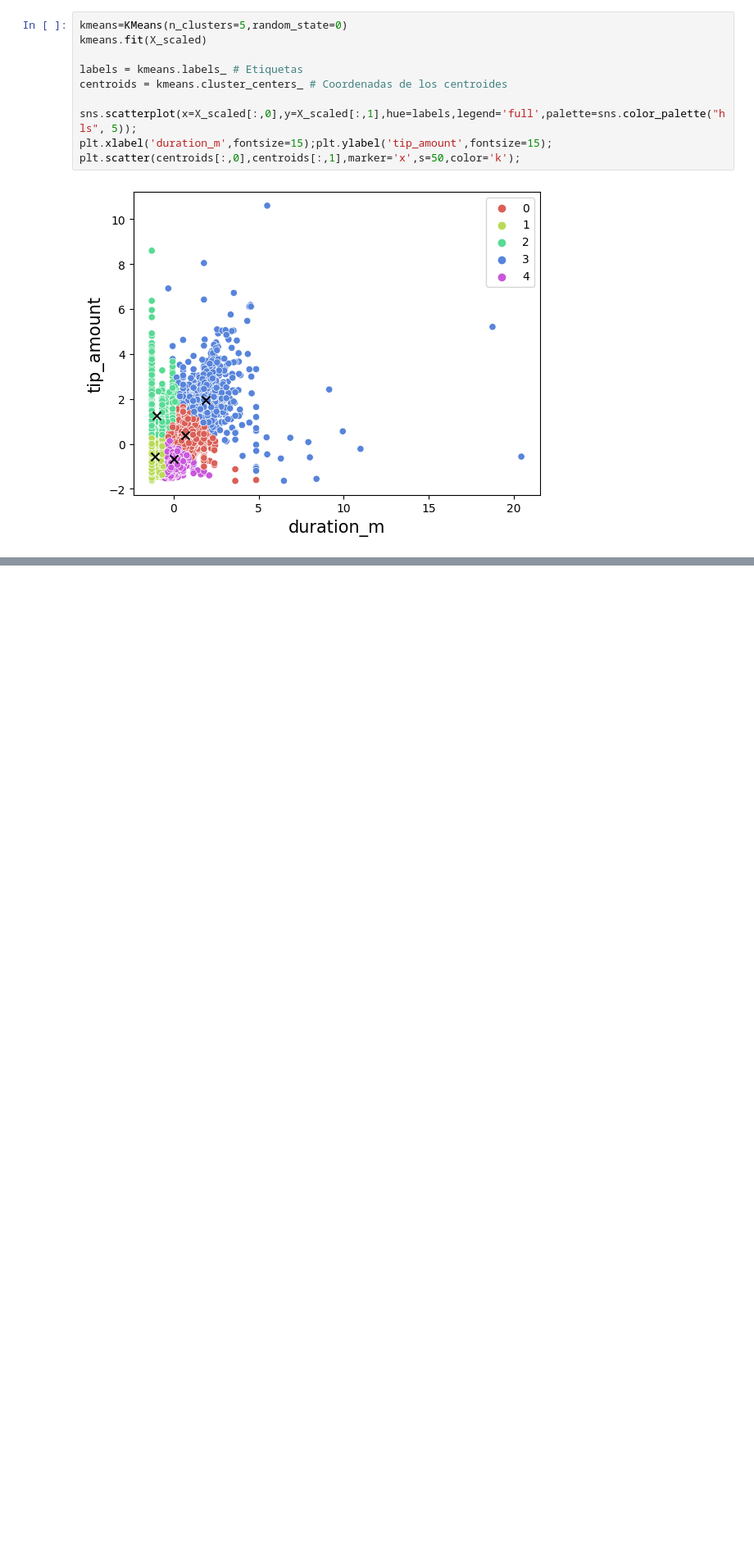
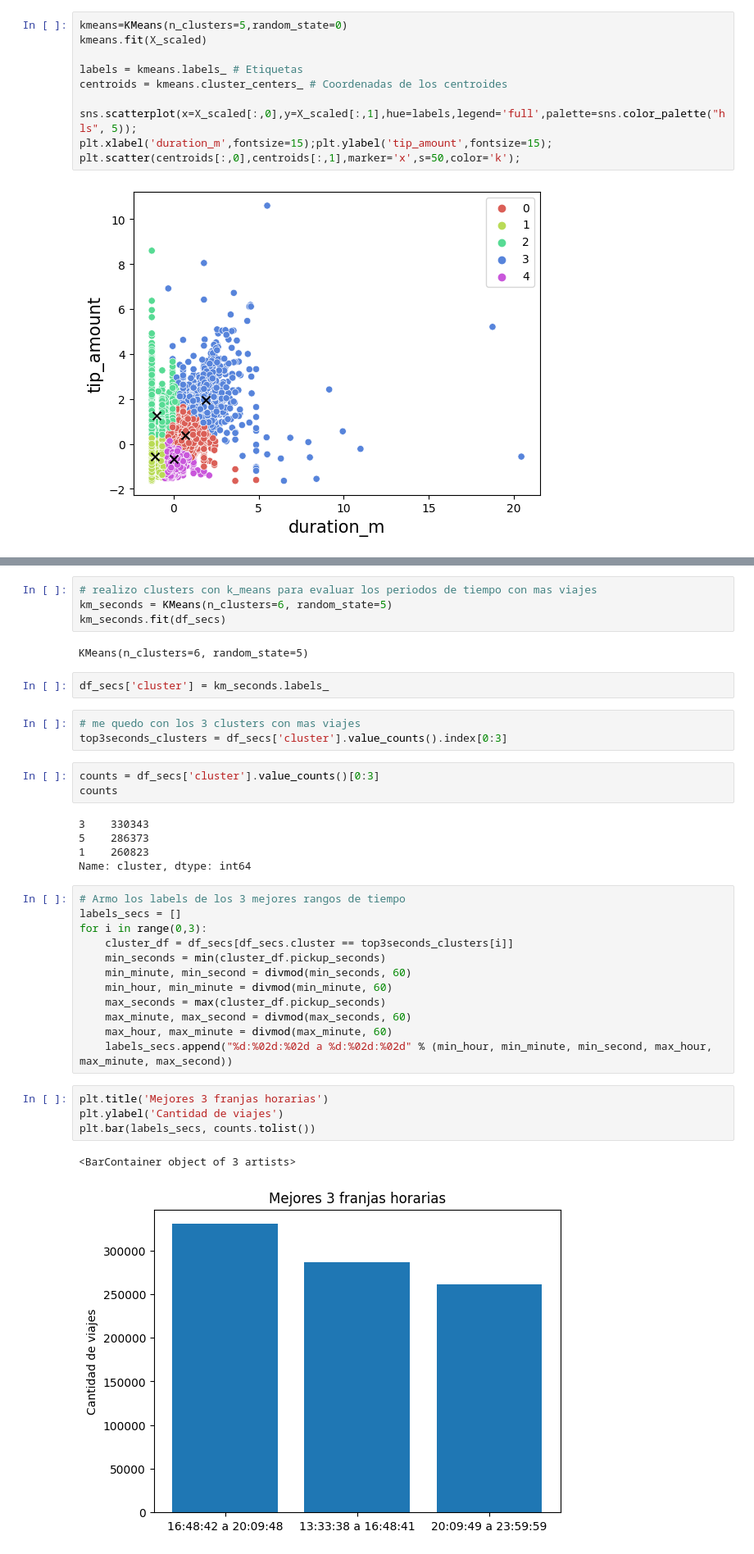
Before and after one commit to AbeRodz/Machine-learning, a Jupyter notebook: tp_ml.ipynb, the cells around one changed output, grey strips where cells are left out. Shown at 82% size. Cells and saved outputs as stored; diff of their text form; blank space fills up the shorter version.

Commit message:
Agrego mejores franjas horarias

```diff
--- a/tp_ml.ipynb
+++ b/tp_ml.ipynb
@@ -369,0 +388,38 @@ plt.scatter(centroids[:,0],centroids[:,1],marker='x',s=50,color='k');
+# %%
+# realizo clusters con k_means para evaluar los periodos de tiempo con mas viajes
+km_seconds = KMeans(n_clusters=6, random_state=5)
+km_seconds.fit(df_secs)
+# %% [output]
+KMeans(n_clusters=6, random_state=5)
+# %%
+df_secs['cluster'] = km_seconds.labels_
+# %%
+# me quedo con los 3 clusters con mas viajes
+top3seconds_clusters = df_secs['cluster'].value_counts().index[0:3]
+# %%
+counts = df_secs['cluster'].value_counts()[0:3]
+counts
+# %% [output]
+3    330343
+5    286373
+1    260823
+Name: cluster, dtype: int64
+# %%
+# Armo los labels de los 3 mejores rangos de tiempo
+labels_secs = []
+for i in range(0,3):
+    cluster_df = df_secs[df_secs.cluster == top3seconds_clusters[i]]
+    min_seconds = min(cluster_df.pickup_seconds)
+    min_minute, min_second = divmod(min_seconds, 60)
+    min_hour, min_minute = divmod(min_minute, 60)
+    max_seconds = max(cluster_df.pickup_seconds)
+    max_minute, max_second = divmod(max_seconds, 60)
+    max_hour, max_minute = divmod(max_minute, 60)
+    labels_secs.append("%d:%02d:%02d a %d:%02d:%02d" % (min_hour, min_minute, min_second, max_hour, max_minute, max_second))
+# %%
+plt.title('Mejores 3 franjas horarias')
+plt.ylabel('Cantidad de viajes')
+plt.bar(labels_secs, counts.tolist())
+# %% [output]
+<BarContainer object of 3 artists>
+[figure, added]
```
Also changed, not shown: parts of 3 cells of this notebook.
